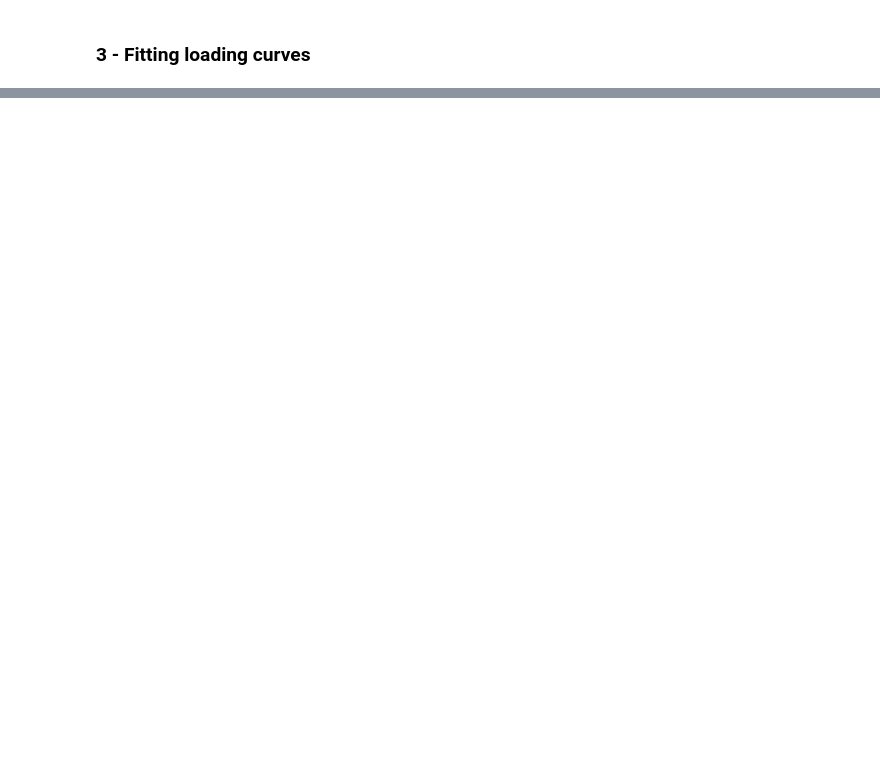
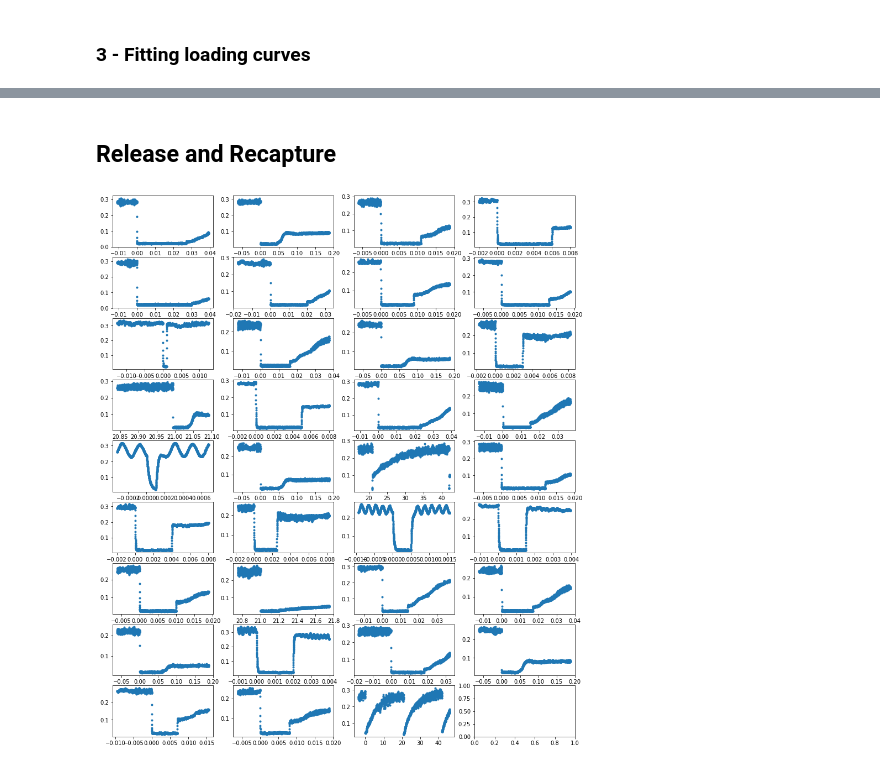
Before and after one commit to RFerraciniAlves/FP-20-notebooks, a Jupyter notebook: FP 20 notebook.ipynb, the cells around one changed output, grey strips where cells are left out. Drawn from its saved outputs; the diff is of its cells as text; code cells hidden in the pictures; blank space fills up the shorter version.

```diff
--- a/FP 20 notebook.ipynb
+++ b/FP 20 notebook.ipynb
@@ -170,0 +175,7 @@ df.plot(marker='.', figsize=(14,25), subplots=True, layout=(9,4), sharex=False);
+# %% [markdown]
+## Release and Recapture
+# %%
+dfs_rr = make_oscilloscope_df(temperature_path)
+fig, axes = plot_dfs(dfs_rr)
+# %% [output]
+[figure, added]
```
Also changed, not shown: parts of 10 cells of this notebook.
